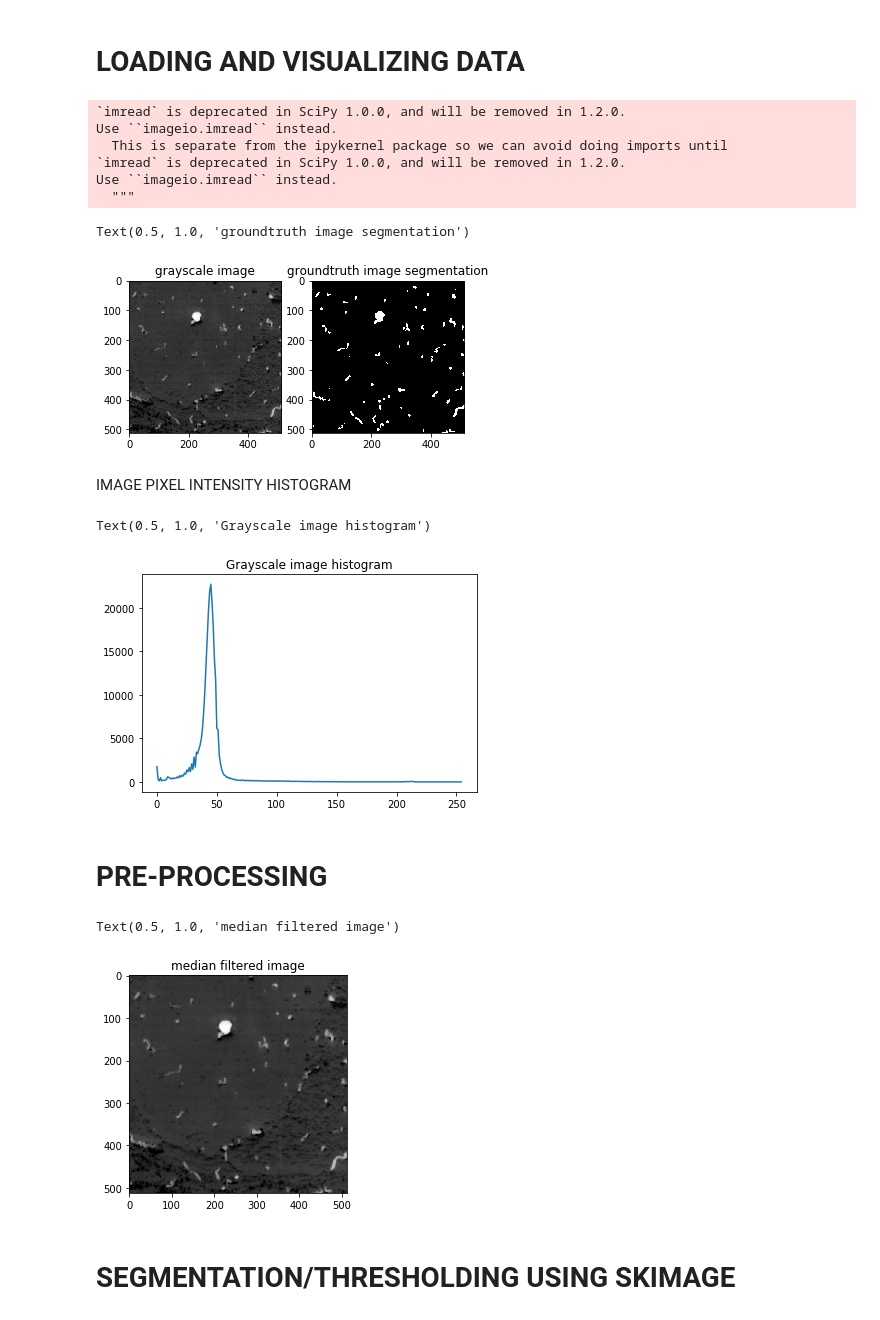
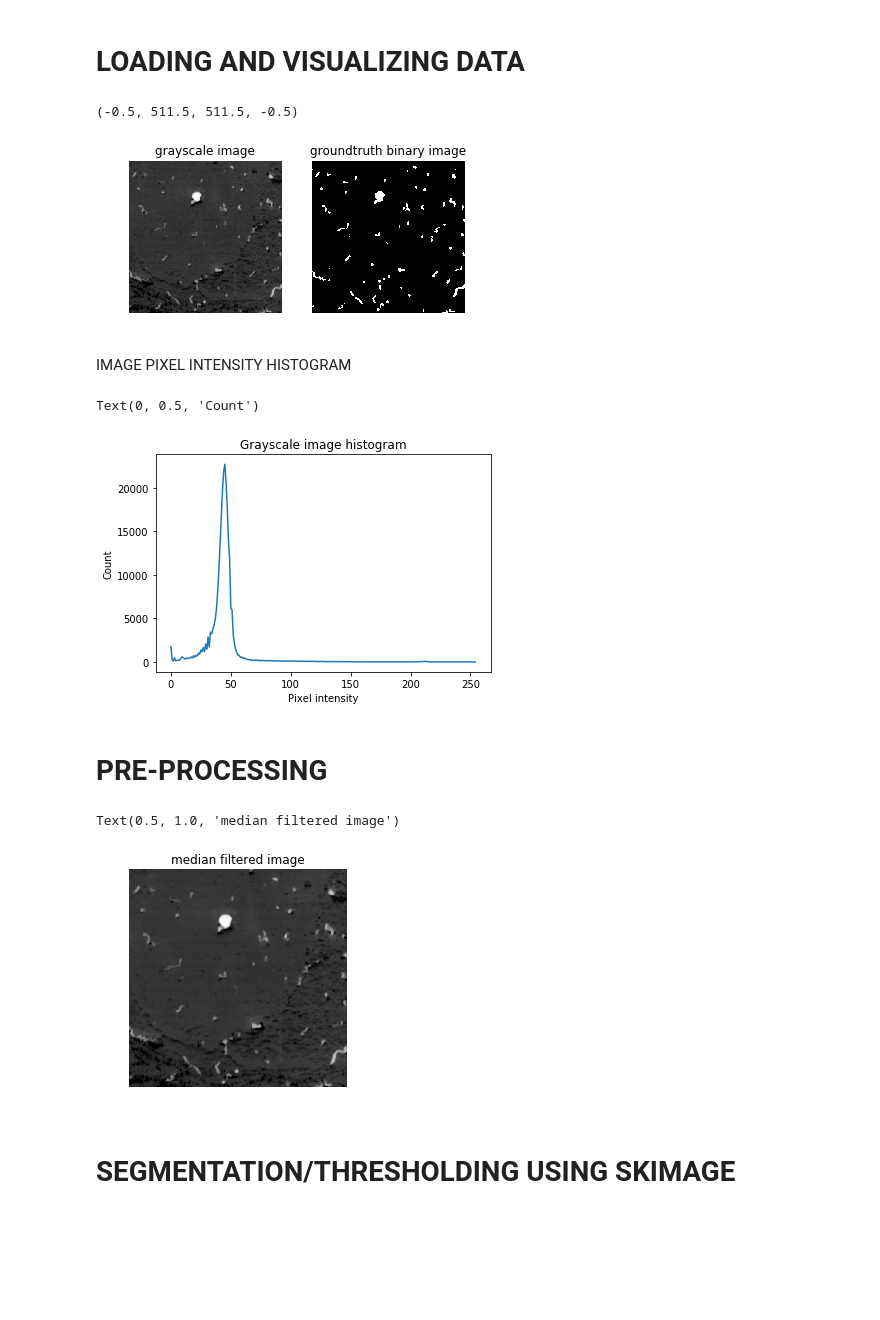
Before and after one commit to pranathivemuri/image-segmentation-validation, a Jupyter notebook: image-segmentation-validation/binary_image_segmentation_validation.ipynb, the cells around one changed output. Drawn from its saved outputs; the diff is of its cells as text; code cells hidden in the pictures; blank space fills up the shorter version.

Commit message:
axis labels turned off, renamed titles

```diff
--- a/image-segmentation-validation/binary_image_segmentation_validation.ipynb
+++ b/image-segmentation-validation/binary_image_segmentation_validation.ipynb
@@ -16,23 +17,19 @@ plt.ion()
 # %%
 grayscale = scipy.misc.imread("grayscale.png")
 grayscale = 255 - grayscale
 groundtruth = scipy.misc.imread("groundtruth.png")
 
 plt.subplot(1, 2, 1)
 plt.imshow(grayscale, cmap='gray')
 plt.title("grayscale image")
+plt.axis("off")
 plt.subplot(1, 2, 2)
 plt.imshow(groundtruth, cmap='gray')
-plt.title("groundtruth image segmentation")
+plt.title("groundtruth binary image")
+plt.axis("off")
 # %% [output]
-`imread` is deprecated in SciPy 1.0.0, and will be removed in 1.2.0.
-Use ``imageio.imread`` instead.
-  This is separate from the ipykernel package so we can avoid doing imports until
-`imread` is deprecated in SciPy 1.0.0, and will be removed in 1.2.0.
-Use ``imageio.imread`` instead.
-  """
+(-0.5, 511.5, 511.5, -0.5)
-Text(0.5, 1.0, 'groundtruth image segmentation')
-[figure, old version]
+[figure, new version]
 # %% [markdown]
 IMAGE PIXEL INTENSITY HISTOGRAM
 # %%
@@ -40,18 +37,21 @@ counts, vals = np.histogram(grayscale, bins=range(2 ** 8))
 
 plt.plot(range(0, (2 ** 8) - 1), counts)
 plt.title("Grayscale image histogram")
+plt.xlabel("Pixel intensity")
+plt.ylabel("Count")
 # %% [output]
-Text(0.5, 1.0, 'Grayscale image histogram')
+Text(0, 0.5, 'Count')
-[figure, old version]
+[figure, new version]
 # %% [markdown]
 # PRE-PROCESSING
 # %%
 median_filtered = scipy.ndimage.median_filter(grayscale, size=3)
 plt.imshow(median_filtered, cmap='gray')
+plt.axis('off')
 plt.title("median filtered image")
 # %% [output]
 Text(0.5, 1.0, 'median filtered image')
-[figure, old version]
+[figure, new version]
 # %% [markdown]
 # SEGMENTATION/THRESHOLDING USING SKIMAGE
 # %%
```
Also changed, not shown: parts of 5 cells of this notebook, 1 other file.
